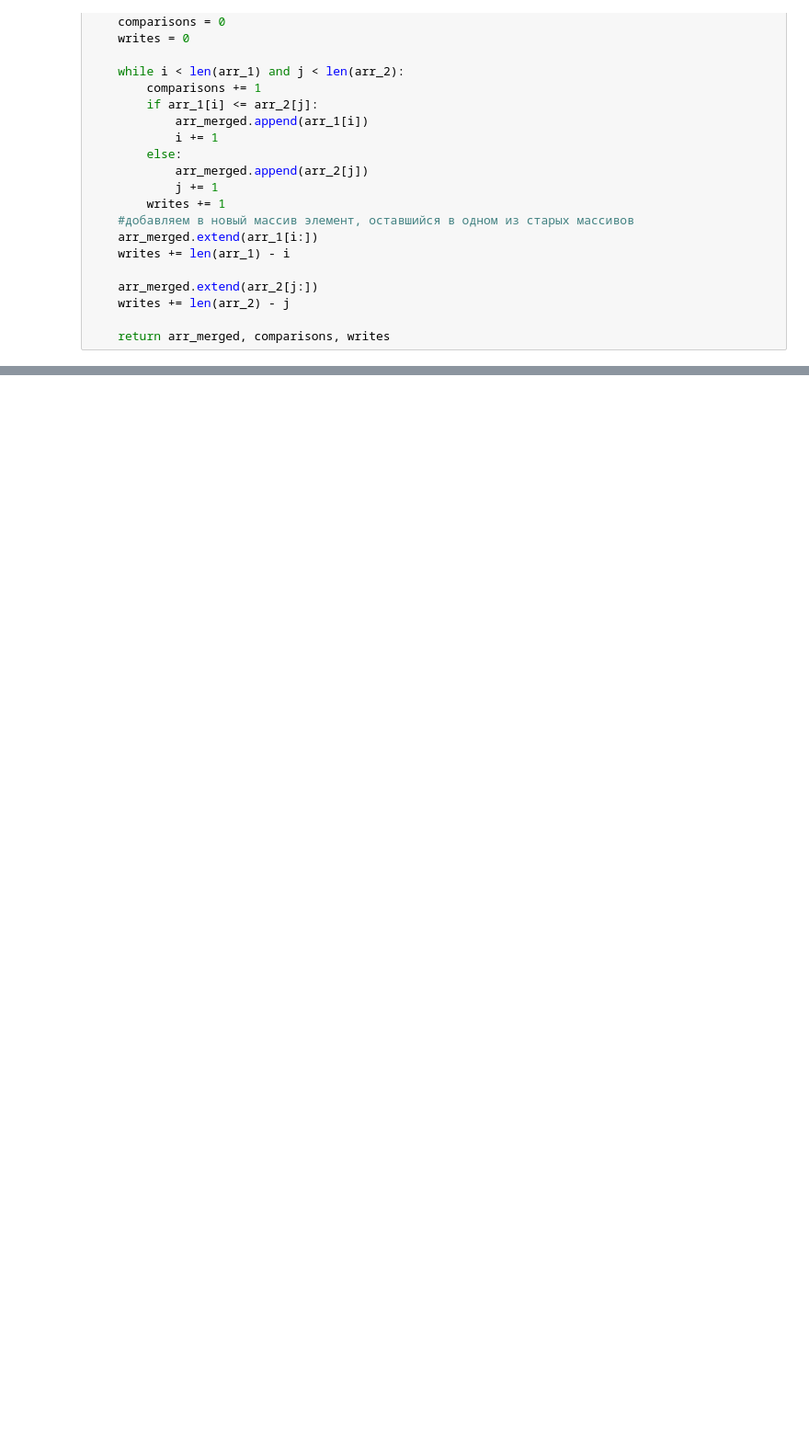
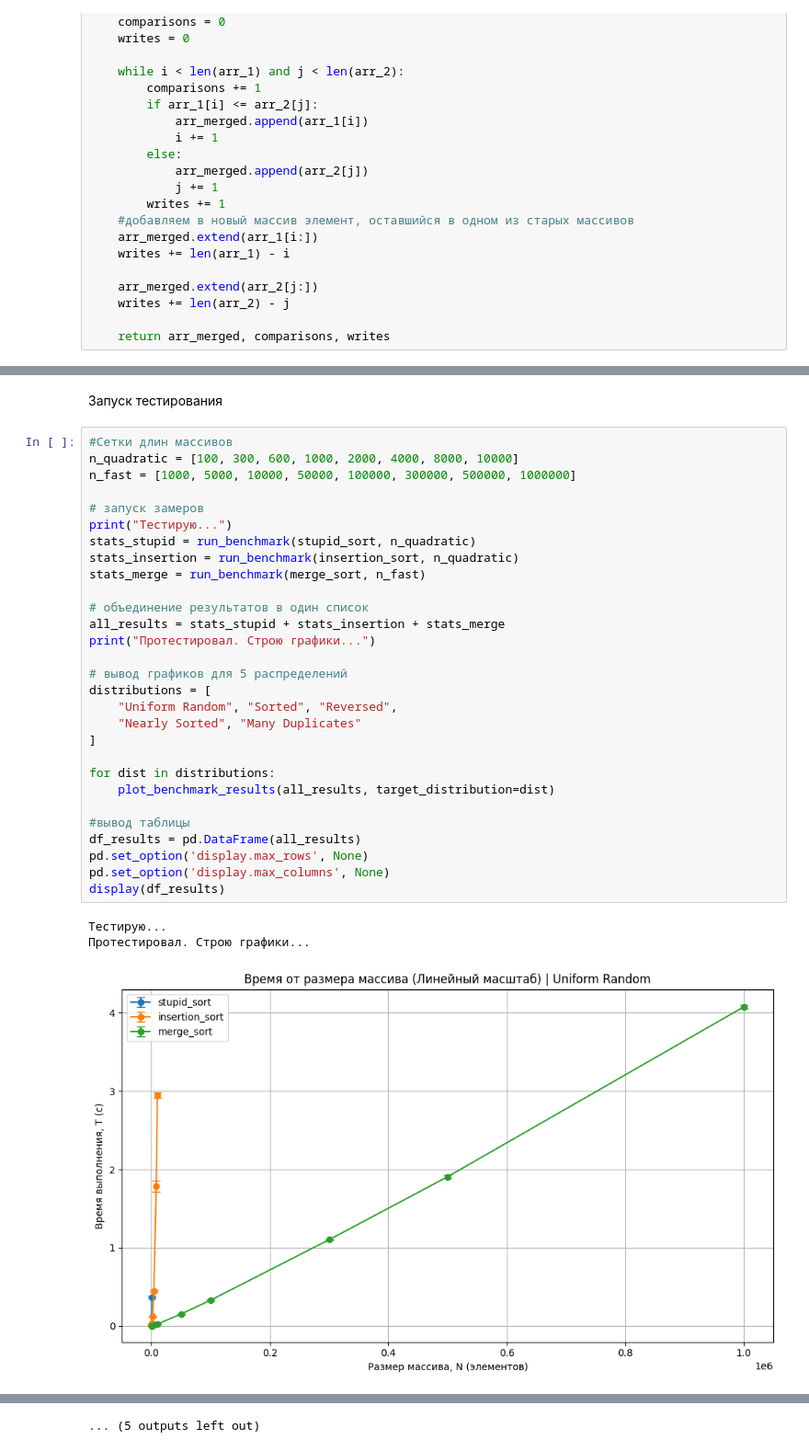
Before and after one commit to bikkinmatveym/dz1-sorts, a Jupyter notebook: sorts_dz1.ipynb, the cells around one changed output, grey strips where cells are left out. Shown at 92% size. Drawn from its saved outputs; the diff is of its cells as text; blank space fills up the shorter version.

Commit message:
Final commit: added separate files with sorts, benchmark and graph drawing. Also made the final version of jupyter notebook with graphs and the table.

```diff
--- a/sorts_dz1.ipynb
+++ b/sorts_dz1.ipynb
@@ -100,0 +274,35 @@ def merge(arr_1: list[int | float], arr_2: list[int | float]) -> tuple[list[int
+# %% [markdown]
+Запуск тестирования
+# %%
+#Сетки длин массивов
+n_quadratic = [100, 300, 600, 1000, 2000, 4000, 8000, 10000]
+n_fast = [1000, 5000, 10000, 50000, 100000, 300000, 500000, 1000000]
+
+# запуск замеров
+print("Тестирую...")
+stats_stupid = run_benchmark(stupid_sort, n_quadratic)
+stats_insertion = run_benchmark(insertion_sort, n_quadratic)
+stats_merge = run_benchmark(merge_sort, n_fast)
+
+# объединение результатов в один список
+all_results = stats_stupid + stats_insertion + stats_merge
+print("Протестировал. Строю графики...")
+
+# вывод графиков для 5 распределений
+distributions = [
+    "Uniform Random", "Sorted", "Reversed",
+    "Nearly Sorted", "Many Duplicates"
+]
+
+for dist in distributions:
+    plot_benchmark_results(all_results, target_distribution=dist)
+
+#вывод таблицы
+df_results = pd.DataFrame(all_results)
+pd.set_option('display.max_rows', None)
+pd.set_option('display.max_columns', None)
+display(df_results)
+# %% [output]
+Тестирую...
+Протестировал. Строю графики...
+[figure, added]
@@ -100,0 +319 @@ def merge(arr_1: list[int | float], arr_2: list[int | float]) -> tuple[list[int
+... (5 outputs left out)
```
Also changed, not shown: parts of 11 cells of this notebook, 3 other files.
